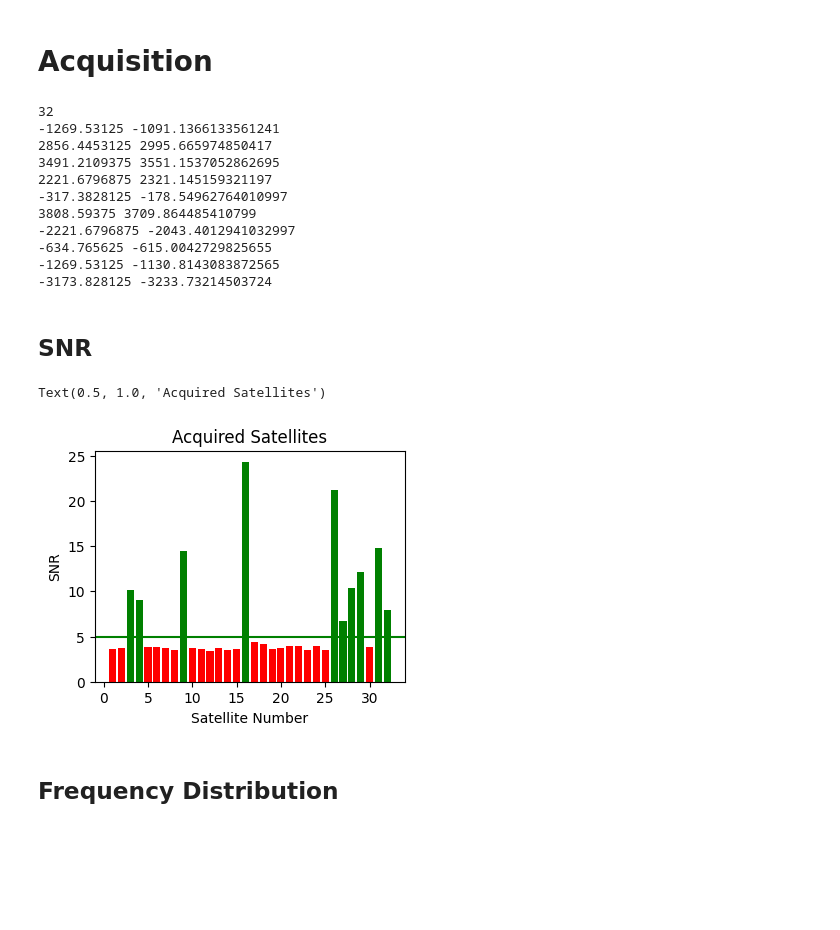
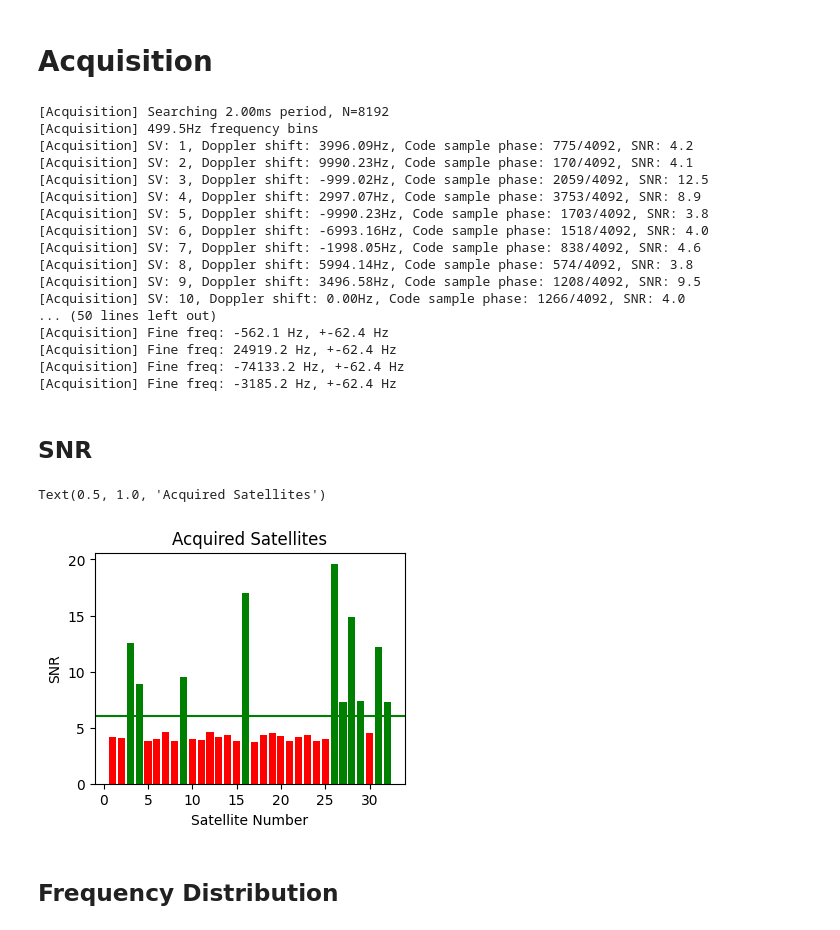
Before and after one commit to seds-umd/gps-model, a Jupyter notebook: gps_graphs.ipynb, the cells around one changed output. Saved outputs shown, nothing was run; the diff lists cells and outputs as text; code cells hidden in the pictures; blank space fills up the shorter version.

```diff
--- a/gps_graphs.ipynb
+++ b/gps_graphs.ipynb
@@ -7,8 +7,8 @@ from gps import gps, prn
 # %% [markdown]
 # Setup
 # %%
-f_s = 2.6e6
-x = np.fromfile("data/gpssim.bin", dtype=np.int8)
+f_s = 4.092e6
+x = np.fromfile("data/gpssim.ci16", dtype=np.int8, count=int(f_s*10))
 
 x = x[::2].astype(np.complex64) + 1j*x[1::2].astype(np.complex64)
 # %%
@@ -22,48 +22,54 @@ def psd(x, f_s):
 # %% [markdown]
 # Acquisition
 # %%
-results = gps.acquisition(x, f_s, 10e3, 500, threshold=-1)
-
-print(len(results))
+results = gps.acquisition(x, f_s, 10e3, 500, threshold=-1, verbose=True)
 
 # Refine frequency estimates
 for i in range(len(results)):
     old = results[i][1]
-    results[i][1] = gps.fine_acquisition(x, f_s, 8192, 8, results[i][0], results[i][2])
+    results[i][1], _ = gps.fine_acquisition(x, f_s, 4096, 8, results[i][0], results[i][2], verbose=True)
 
-    if results[i][3] > 6:
-        print(old, results[i][1])
+    # if results[i][3] > 16:
+        # print(old, results[i][1])
 
 results = np.array(results)
 # %% [output]
-32
--1269.53125 -1091.1366133561241
-2856.4453125 2995.665974850417
-3491.2109375 3551.1537052862695
-2221.6796875 2321.145159321197
--317.3828125 -178.54962764010997
-3808.59375 3709.864485410799
--2221.6796875 -2043.4012941032997
--634.765625 -615.0042729825655
--1269.53125 -1130.8143083872565
--3173.828125 -3233.73214503724
+[Acquisition] Searching 2.00ms period, N=8192
+[Acquisition] 499.5Hz frequency bins
+[Acquisition] SV: 1, Doppler shift: 3996.09Hz, Code sample phase: 775/4092, SNR: 4.2
+[Acquisition] SV: 2, Doppler shift: 9990.23Hz, Code sample phase: 170/4092, SNR: 4.1
+[Acquisition] SV: 3, Doppler shift: -999.02Hz, Code sample phase: 2059/4092, SNR: 12.5
+[Acquisition] SV: 4, Doppler shift: 2997.07Hz, Code sample phase: 3753/4092, SNR: 8.9
+[Acquisition] SV: 5, Doppler shift: -9990.23Hz, Code sample phase: 1703/4092, SNR: 3.8
+[Acquisition] SV: 6, Doppler shift: -6993.16Hz, Code sample phase: 1518/4092, SNR: 4.0
+[Acquisition] SV: 7, Doppler shift: -1998.05Hz, Code sample phase: 838/4092, SNR: 4.6
+[Acquisition] SV: 8, Doppler shift: 5994.14Hz, Code sample phase: 574/4092, SNR: 3.8
+[Acquisition] SV: 9, Doppler shift: 3496.58Hz, Code sample phase: 1208/4092, SNR: 9.5
+[Acquisition] SV: 10, Doppler shift: 0.00Hz, Code sample phase: 1266/4092, SNR: 4.0
+... (50 lines left out)
+[Acquisition] Fine freq: -562.1 Hz, +-62.4 Hz
+[Acquisition] Fine freq: 24919.2 Hz, +-62.4 Hz
+[Acquisition] Fine freq: -74133.2 Hz, +-62.4 Hz
+[Acquisition] Fine freq: -3185.2 Hz, +-62.4 Hz
 # %% [markdown]
 ## SNR
 # %%
-good = results[results[:, 3] > 6]
-bad = results[results[:, 3] <= 6]
+threshold = 6
+
+good = results[results[:, 3] > threshold]
+bad = results[results[:, 3] <= threshold]
 
 plt.figure(figsize=(4, 3))
 plt.bar(good[:, 0], good[:, 3], color='g')
 plt.bar(bad[:, 0], bad[:, 3], color='r')
-plt.axhline(y=5, zorder=-1, color='g')
+plt.axhline(y=threshold, zorder=-1, color='g')
 
 plt.xlabel("Satellite Number")
 plt.ylabel("SNR")
 plt.title("Acquired Satellites")
 # %% [output]
 Text(0.5, 1.0, 'Acquired Satellites')
-[figure, old version]
+[figure, new version]
 # %% [markdown]
 ## Frequency Distribution
 # %%
```
Also changed, not shown: parts of 5 cells of this notebook, 7 other files.
